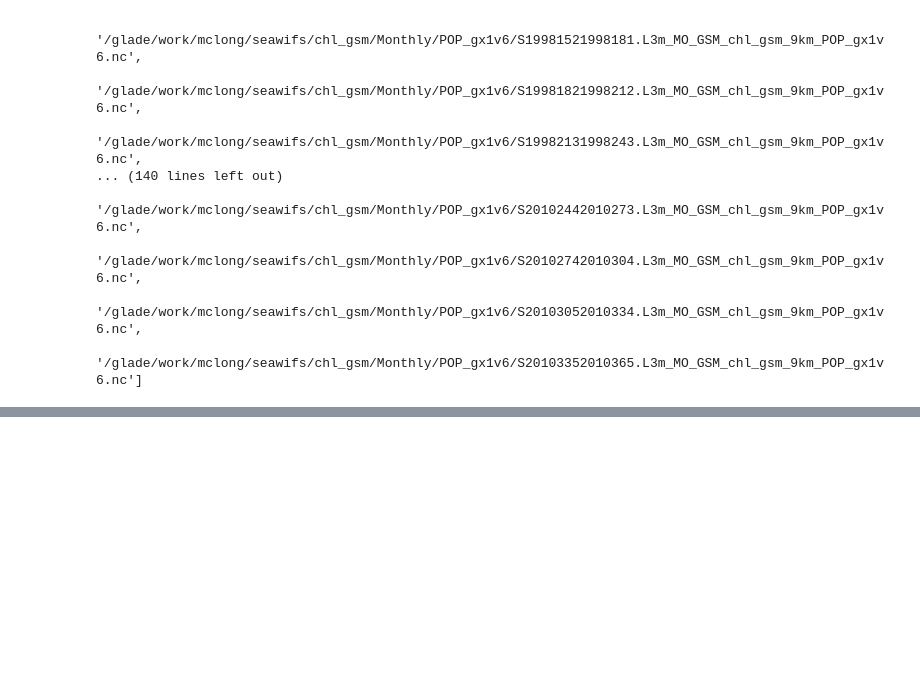
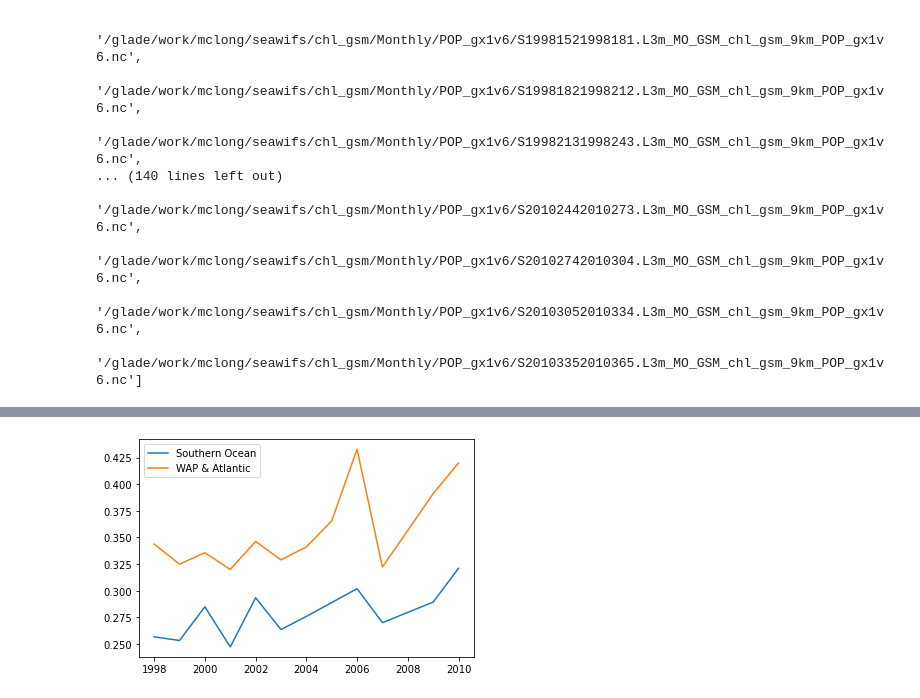
Before and after one commit to matt-long/krill-cesm-le, a Jupyter notebook: notebooks/_gen_seawifs_monthly_dataset.ipynb, the cells around one changed output, grey strips where cells are left out. Saved outputs shown, nothing was run; the diff lists cells and outputs as text; code cells hidden in the pictures; blank space fills up the shorter version.

Commit message:
fixed chl dims; time-varying NaNs for regional avg

```diff
--- a/notebooks/_gen_seawifs_monthly_dataset.ipynb
+++ b/notebooks/_gen_seawifs_monthly_dataset.ipynb
@@ -168,7 +168,10 @@ def file_regrid_chl(file_in, file_out):
 
     # regrid data
     chl_src = ds_src.chl_gsm
-    chl_dst = regrid_chl(chl_src).expand_dims(time=time)
+    chl_dst = (regrid_chl(chl_src)
+               .expand_dims(time=time)
+               .rename(lat='nlat', lon='nlon')
+              )
 
 
     dso = xr.Dataset({
@@ -322,0 +326,3 @@ ds_djf.chl_gsm.std('time').plot(vmin=0, vmax=1.)
+# %%
+masked_area = xr.open_zarr('./data/region_mask.zarr').masked_area.compute()
+masked_area
@@ -322,0 +347,20 @@ ds_djf.chl_gsm.std('time').plot(vmin=0, vmax=1.)
+# %%
+def regional_means(da):
+
+    dim = ['nlat', 'nlon']
+    masked_masked_area = masked_area.where(da.notnull())
+
+    area_total = masked_masked_area.sum(dim)
+    weights = masked_masked_area / area_total
+    weights_sum = weights.sum(dim)
+
+    # ensure that the weights add to 1.
+    np.testing.assert_allclose(weights_sum.where(weights_sum != 0.).fillna(1.), 1.0, rtol=1e-7)
+
+    with xr.set_options(keep_attrs=True):
+        da_regional = (da * weights).sum(dim).compute()
+
+    return da_regional
+
+chl_regional = regional_means(ds_djf.chl_gsm.isel(nlat=slice(0, 93)))
+chl_regional
@@ -322,0 +385,7 @@ ds_djf.chl_gsm.std('time').plot(vmin=0, vmax=1.)
+# %%
+import matplotlib.pyplot as plt
+for r in masked_area.region.values:
+    plt.plot(chl_regional.time, chl_regional.sel(region=r), label=r)
+plt.legend();
+# %% [output]
+[figure, added]
```
Also changed, not shown: parts of 7 cells of this notebook, 10 other files.
